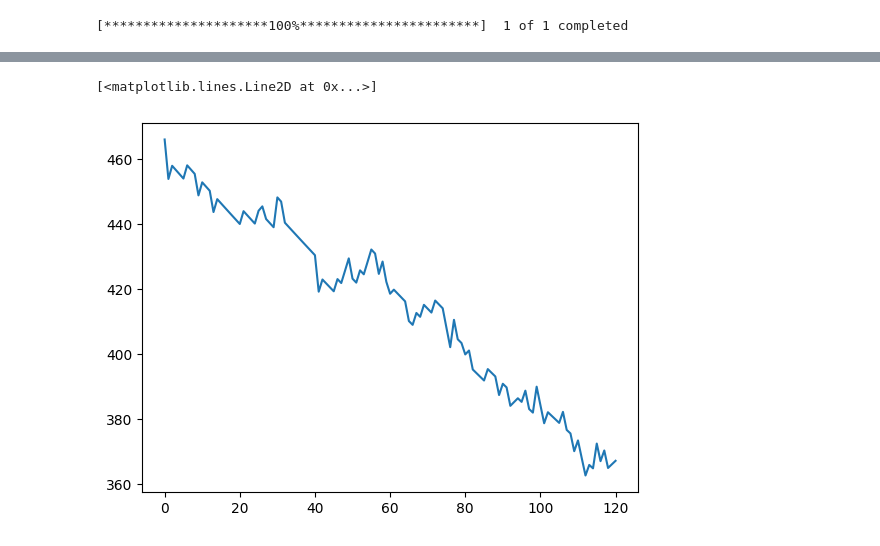
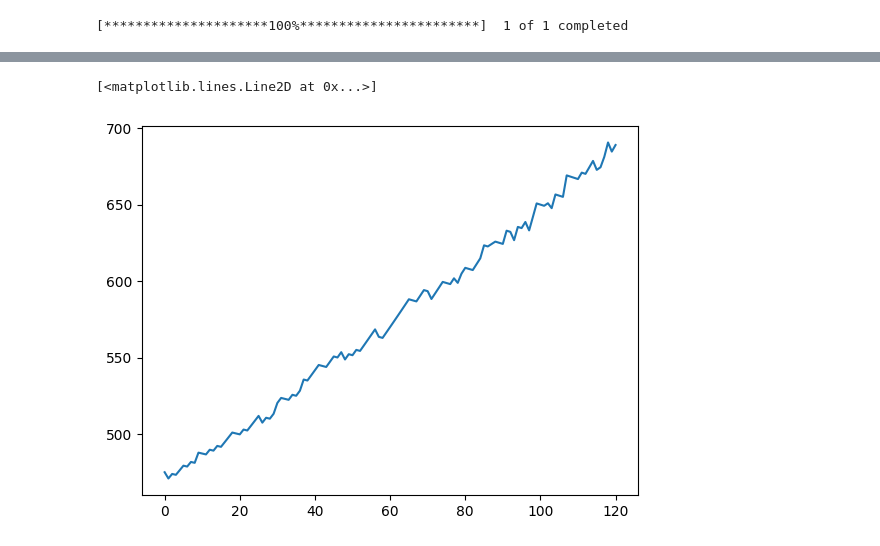
Before and after one commit to radek2003/symkom, a Jupyter notebook: dcf.ipynb, the cells around one changed output, grey strips where cells are left out. Saved outputs shown, nothing was run; the diff lists cells and outputs as text; code cells hidden in the pictures.

```diff
--- a/dcf.ipynb
+++ b/dcf.ipynb
@@ -51,6 +46,9 @@ def centerData(mean, data):
 # %%
 prob = data["y"] / np.sum(data["y"])
-x = data["x"]
-x = np.array([-1 + 2 * (z - min(x)) / (max(x) - min(x)) for z in x])
+x = np.array(data["x"])
 meanx, stdx = weighted_avg_and_std(x, prob)
-x = x - meanx
+print(f"Expected stock price - {meanx}")
+print(f"Most recent stock price - {price}")
+#x = np.array([-1 + 2 * (z - min(x)) / (max(x) - min(x)) for z in x])
+x-= meanx # the -= means can be read as x = x- np.mean(x)
+x /= stdx
@@ -56,0 +58,22 @@ x = x - meanx
+# %%
+results = []
+volatility = 0.3
+drift = 0.5
+k = 5000
+years = 10
+months = 12 * years
+for i in range(k):
+    basic = np.array([price] * months)
+    rand = np.random.choice(data["x"], p=prob, size = months)
+    for time in range(1, months):
+        basic[time] = (basic[time - 1] * np.exp((1 + volatility ) * time / (drift * 10000)) + (rand[time] - basic[time - 1]) * volatility)
+
+    results.append(basic)
+
+results = np.matrix(results).T
+# %%
+meanGBM = []
+for i in range(months):
+    meanGBM.append(np.percentile(np.array(results)[i, :], 50))
+
+plt.plot(meanGBM)
@@ -57,6 +88,6 @@ x = x - meanx
 # %%
 # drift coefficent
-mu = 0.15
+mu = 0.05
 # time in years
 T = 10
 # number of steps
@@ -66,7 +97,7 @@ M = 10000
 # initial stock price
 S0 = price
 # volatility
-sigma = np.std(x)
+sigma = 0.15
 # calc each time step
 dt = T/n
 
@@ -87,6 +118,7 @@ time = np.linspace(0,T,n+1)
 # Require numpy array that is the same shape as St
 tt = np.full(shape=(M,n+1), fill_value=time).T
 
+"""
 plt.plot(tt, St)
 plt.xlabel("Years $(t)$")
 
@@ -95,4 +127,5 @@ plt.title(
     "Realizations of Geometric Brownian Motion\n $dS_t = \mu S_t dt + \sigma S_t dW_t$\n $S_0 = {0}, \mu = {1}, \sigma = {2}$".format(S0, mu, sigma)
 )
 plt.show()
+"""
 # %% [output]
@@ -100,15 +133,15 @@ plt.show()
 # %%
-gbm90 = []
-gbm10 = []
+gbm75 = []
+gbm25 = []
 meanGBM = []
 for i in range(len(St)):
-    gbm90.append(np.percentile(St[i], 90))
-    gbm10.append(np.percentile(St[i], 25))
+    gbm75.append(np.percentile(St[i], 75))
+    gbm25.append(np.percentile(St[i], 25))
     meanGBM.append(np.percentile(St[i], 50))
 
 plt.plot(meanGBM)
 #plt.plot(gbm90)
 #plt.plot(gbm10)
 # %% [output]
 [<matplotlib.lines.Line2D at 0x...>]
-[figure, old version]
+[figure, new version]
```
Also changed, not shown: parts of 6 cells of this notebook, 11 other files.
